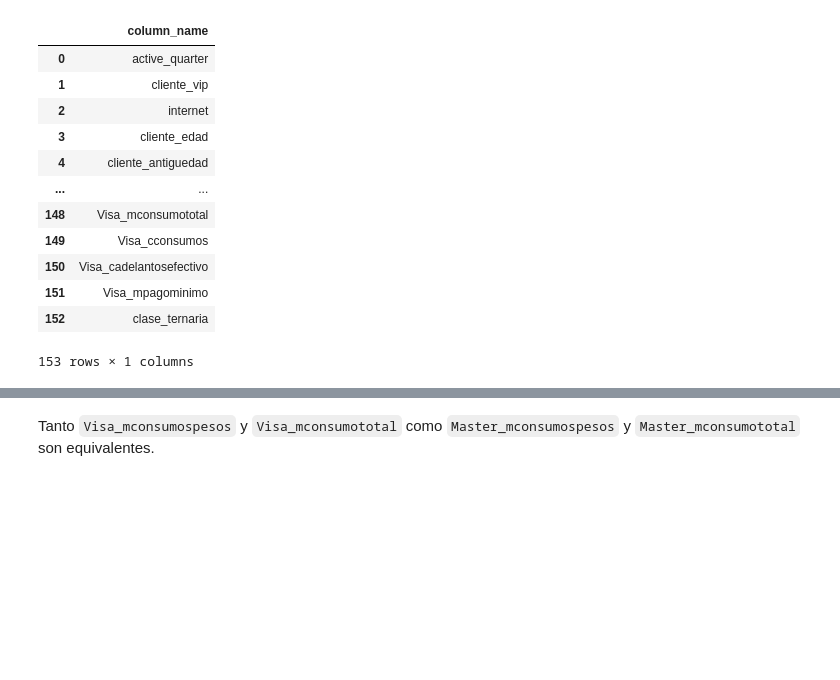
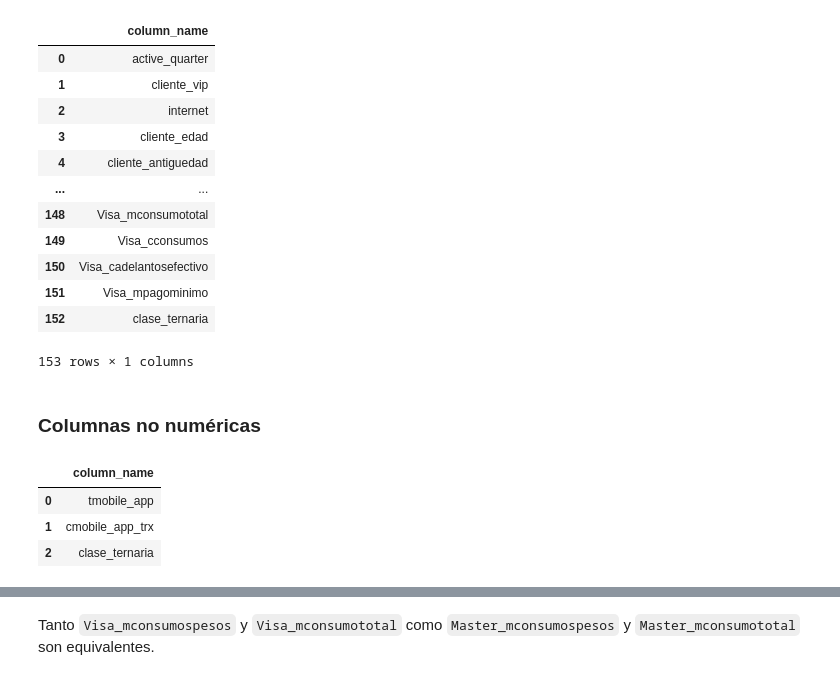
Before and after one commit to bettachini/dmeyf2023, a Jupyter notebook: experimentos/sql_eng_all6.ipynb, the cells around one changed output, grey strips where cells are left out. Drawn from its saved outputs; the diff is of its cells as text; code cells hidden in the pictures; blank space fills up the shorter version.

```diff
--- a/experimentos/sql_eng_all6.ipynb
+++ b/experimentos/sql_eng_all6.ipynb
@@ -178,3 +180,16 @@ WHERE table_name = 'engineered'
 | 151 | Visa_mpagominimo |
 | 152 | clase_ternaria |
 153 rows × 1 columns
+# %% [markdown]
+### Columnas no numéricas
+# %%
+%%sql
+SELECT column_name
+FROM information_schema.columns
+WHERE table_name = 'engineered'
+AND data_type = 'VARCHAR';
+# %% [output]
+|  | column_name |
+| 0 | tmobile_app |
+| 1 | cmobile_app_trx |
+| 2 | clase_ternaria |
```
Also changed, not shown: parts of 21 cells of this notebook, 2 other files.
